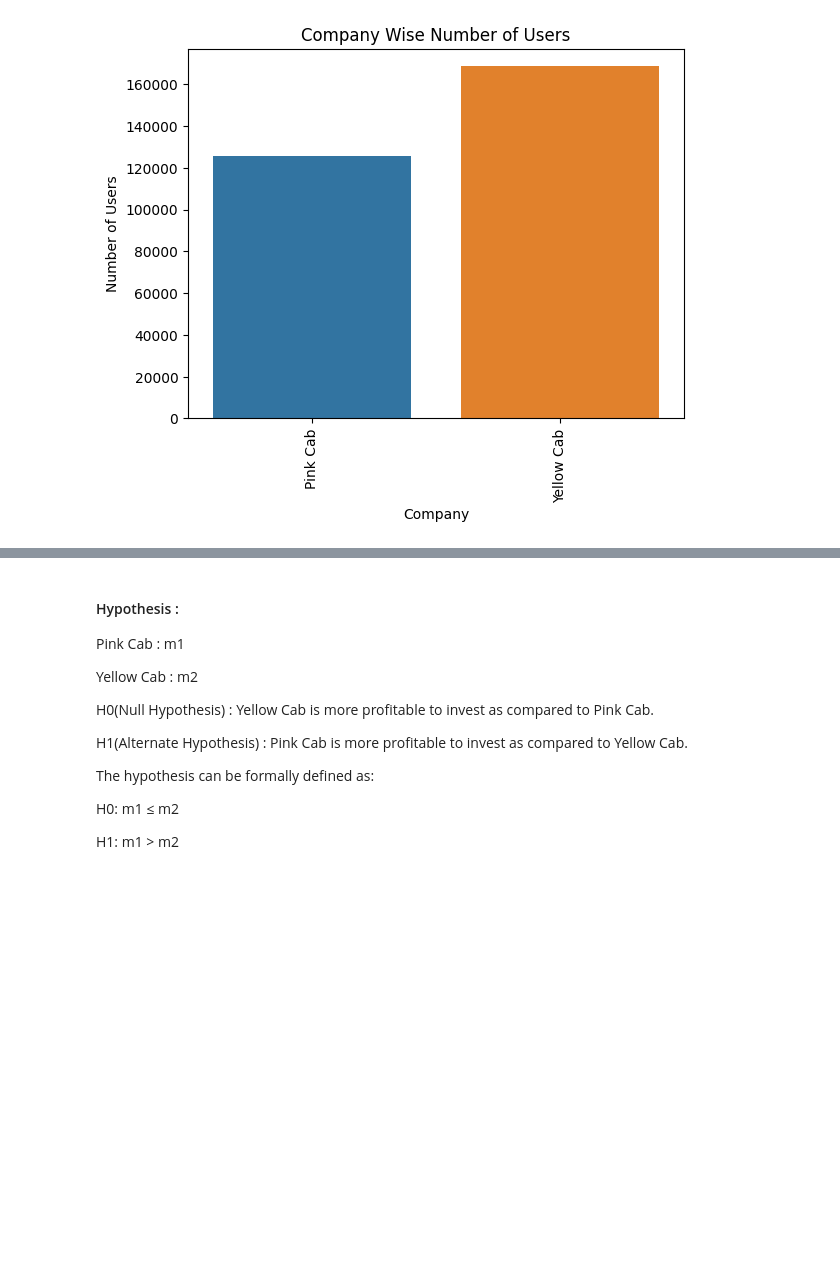
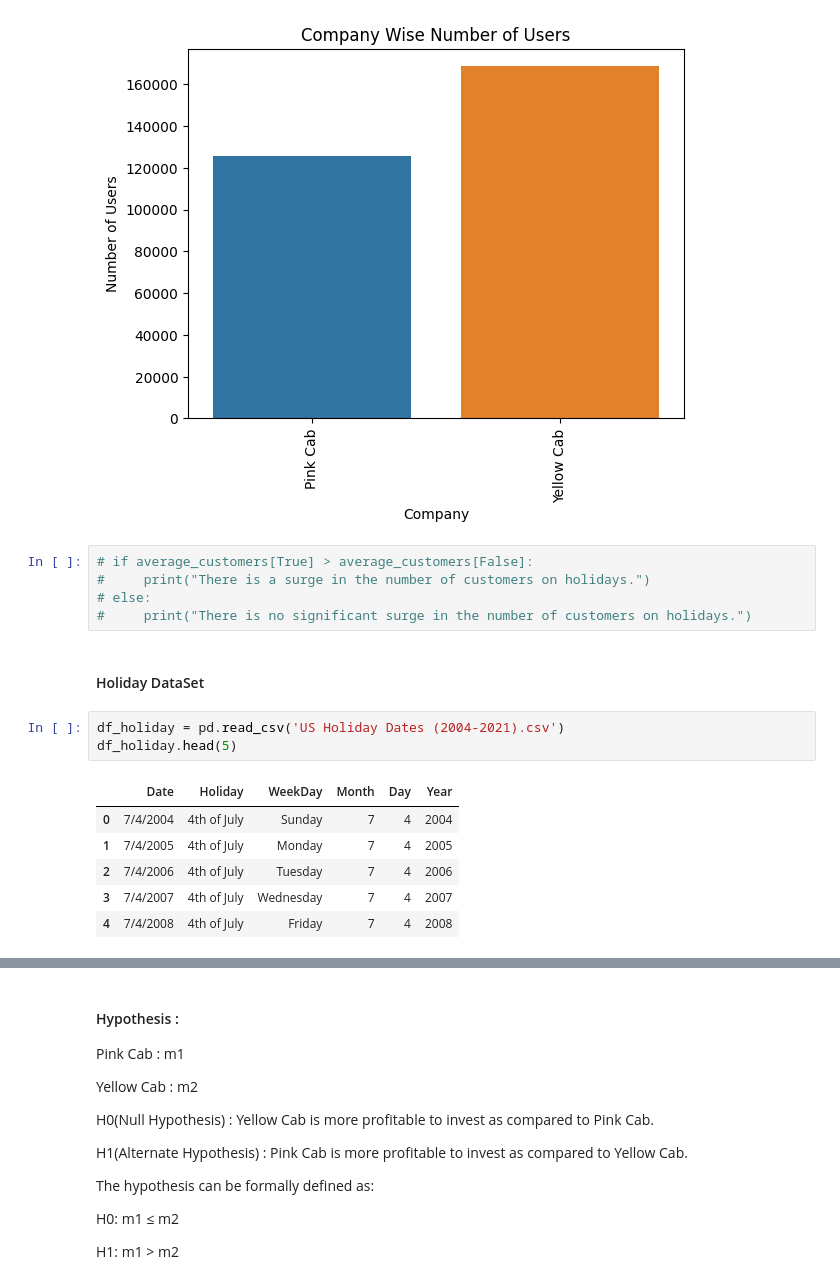
Before and after one commit to vasuvs45/G2M_Cab_Investement, a Jupyter notebook: DataAnalysis_Week2.ipynb, the cells around one changed output, grey strips where cells are left out. Saved outputs shown, nothing was run; the diff lists cells and outputs as text; blank space fills up the shorter version.

```diff
--- a/DataAnalysis_Week2.ipynb
+++ b/DataAnalysis_Week2.ipynb
@@ -374,3 +374,20 @@ plt.ylabel('Number of Users')
 plt.show()
 # %% [output]
 [figure]
+# %%
+# if average_customers[True] > average_customers[False]:
+#     print("There is a surge in the number of customers on holidays.")
+# else:
+#     print("There is no significant surge in the number of customers on holidays.")
+# %% [markdown]
+#### Holiday DataSet
+# %%
+df_holiday = pd.read_csv('US Holiday Dates (2004-2021).csv')
+df_holiday.head(5)
+# %% [output]
+|  | Date | Holiday | WeekDay | Month | Day | Year |
+| 0 | 7/4/2004 | 4th of July | Sunday | 7 | 4 | 2004 |
+| 1 | 7/4/2005 | 4th of July | Monday | 7 | 4 | 2005 |
+| 2 | 7/4/2006 | 4th of July | Tuesday | 7 | 4 | 2006 |
+| 3 | 7/4/2007 | 4th of July | Wednesday | 7 | 4 | 2007 |
+| 4 | 7/4/2008 | 4th of July | Friday | 7 | 4 | 2008 |
```
Also changed, not shown: parts of 3 cells of this notebook.
